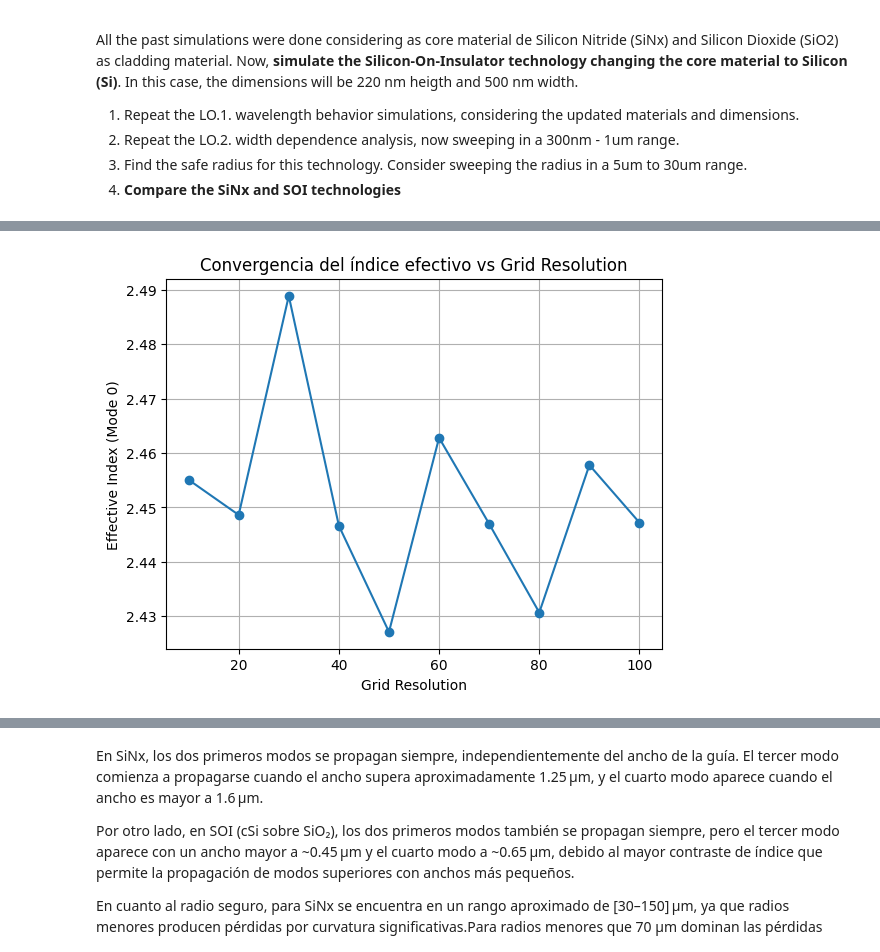
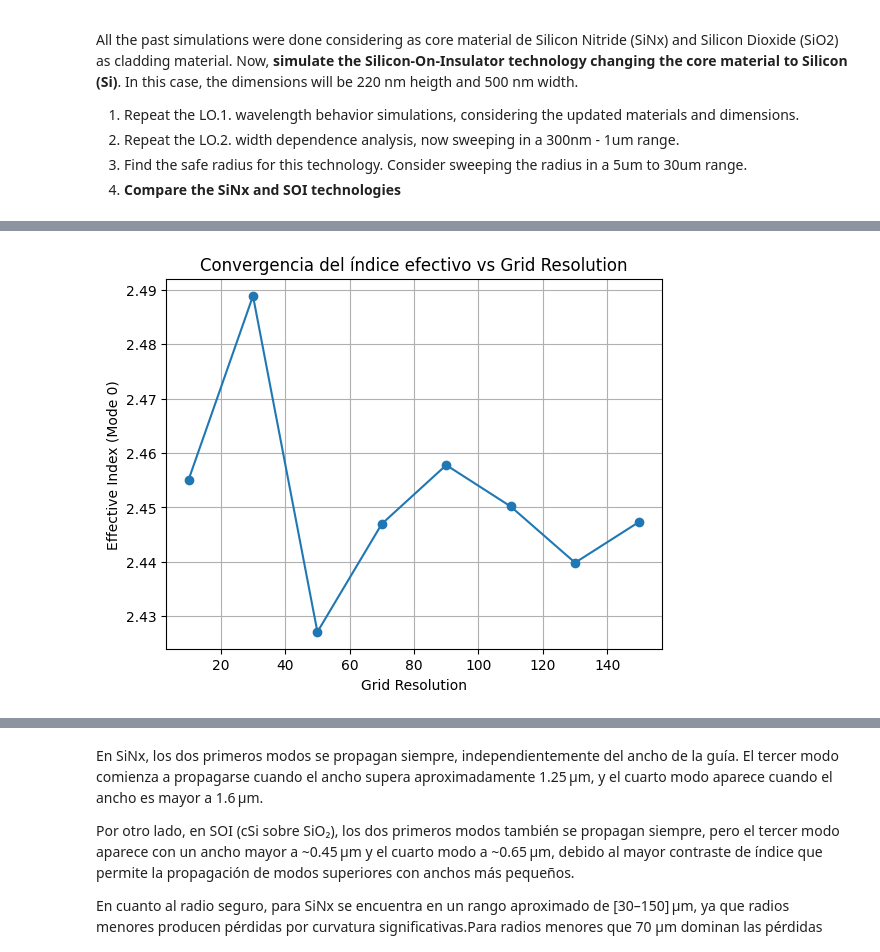
Before and after one commit to davidalcarria/pic-upv-lab1, a Jupyter notebook: WAVEGUIDES_Student.ipynb, the cells around one changed output, grey strips where cells are left out. Saved outputs shown, nothing was run; the diff lists cells and outputs as text; code cells hidden in the pictures.

```diff
--- a/WAVEGUIDES_Student.ipynb
+++ b/WAVEGUIDES_Student.ipynb
@@ -530,7 +530,7 @@ si_index, si_k = td.Medium.eps_complex_to_nk(si_complex)
 
 n_eff = []
 
-grid_resolutions = np.arange(10, 101, 10)
+grid_resolutions = np.arange(10, 170, 20)
 
 for i in grid_resolutions:
     deep_waveguide = gt.modes.Waveguide(
@@ -576,4 +574,4 @@ plt.show()
-[figure, old version]
+[figure, new version]
 # %%
 n_eff = []
 
```
Also changed, not shown: parts of 13 cells of this notebook.
